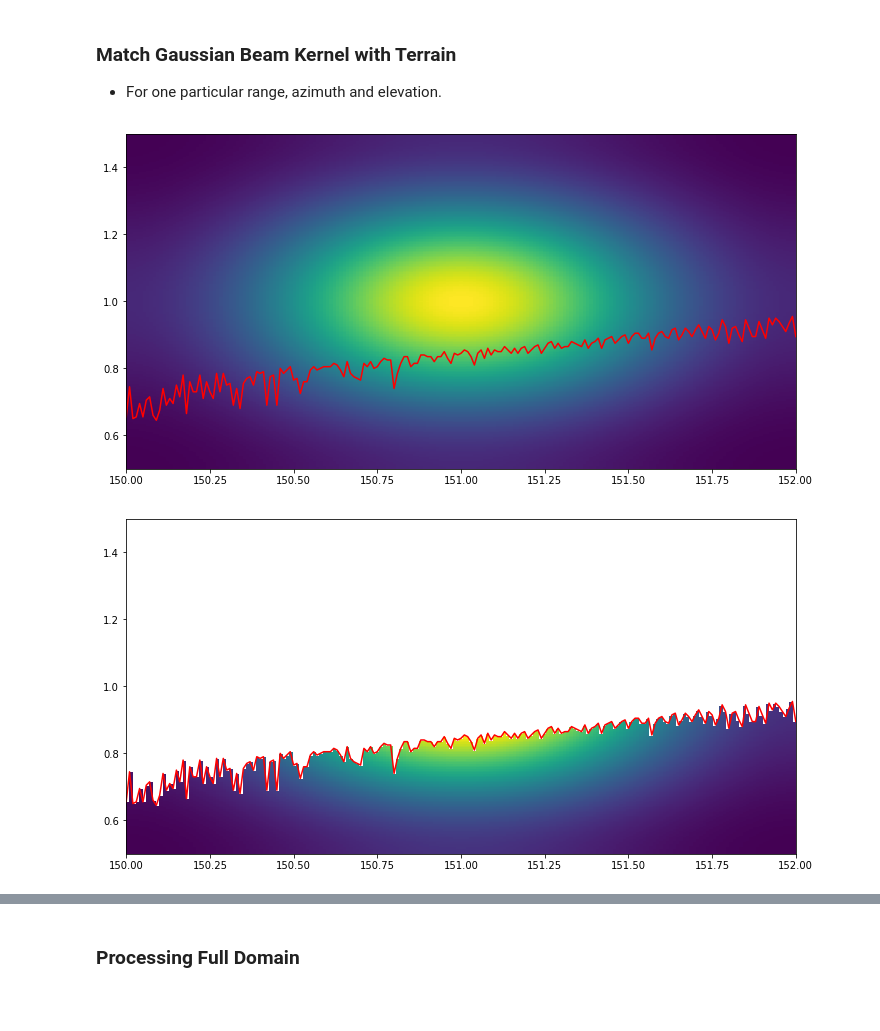
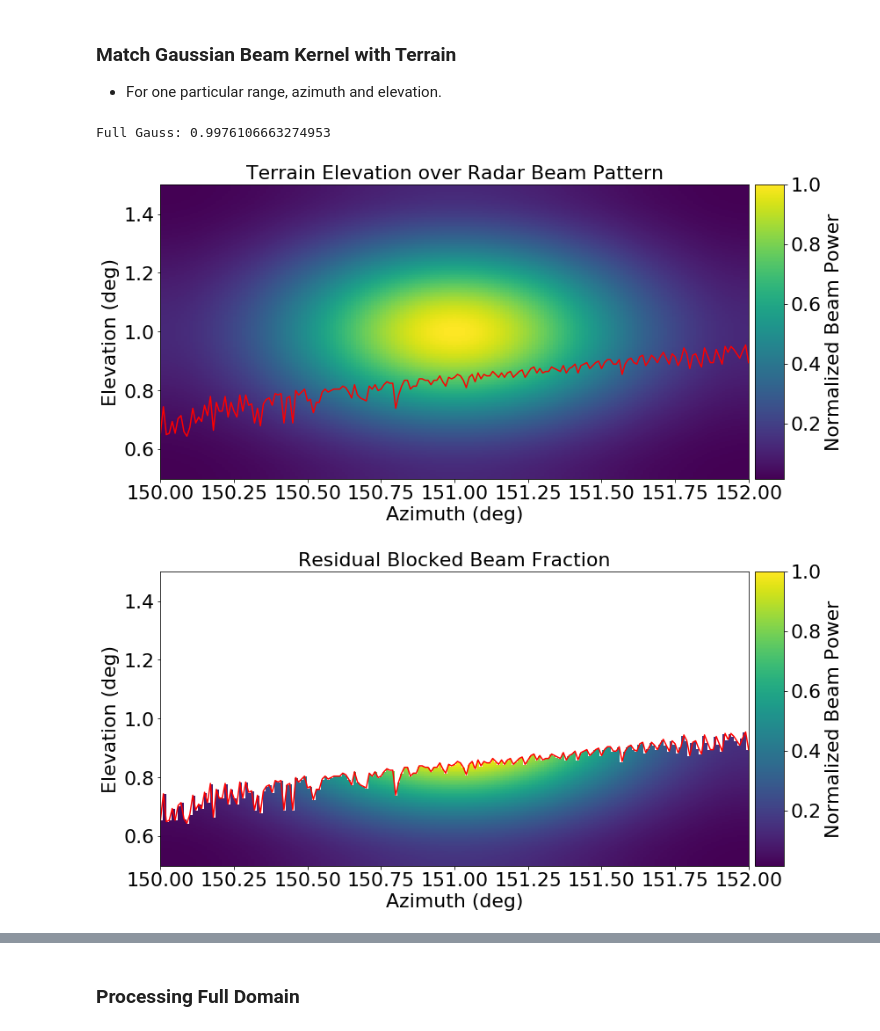
Before and after one commit to heistermann/beamblockage, a Jupyter notebook: ERAD_2018.ipynb, the cells around one changed output, grey strips where cells are left out. Drawn from its saved outputs; the diff is of its cells as text; code cells hidden in the pictures; blank space fills up the shorter version.

```diff
--- a/ERAD_2018.ipynb
+++ b/ERAD_2018.ipynb
@@ -533,13 +574,19 @@ ax.set_title('Maximum accumulation of Elevation')
 r2, phi2, th2 = wrl.georef.xyz_to_spherical(small1_xyz, sitecoords[2], proj=rad)
 
 ax, pm = wrl.vis.plot_ppi(th_maxacc[::100],
-                          r=r2[0,0:73],
+                          r=r2[0,0:73]/1000.,
                           az=azi_hr[::100],
                           vmin=-1, vmax=2., ax=ax)
 div1 = make_axes_locatable(ax)
 cax1 = div1.append_axes("right", size="5%", pad=0.1)
 cb = pl.gcf().colorbar(pm, cax=cax1)
-cb.set_label('Elevation [deg]')
+cb.set_label('Elevation [deg]', size=24)
+ax.set_xlabel('XRange (km)')
+ax.set_ylabel('YRange (km)')
+for item in ([ax.title, ax.xaxis.label, ax.yaxis.label] +
+                 ax.get_xticklabels() + ax.get_yticklabels()):
+    item.set_fontsize(22)
+cb.ax.tick_params(labelsize=22)
 pl.tight_layout()
 pl.savefig("assets/image_007.png")
 # %% [output]
@@ -600,38 +647,63 @@ azangle = 151
 azi_start = azangle - 1
 azi_stop = azangle + 1
 rng_idx = 18
 az_idx = azangle * 100
 full = trapz2d(gauss)
-#print("Full Gauss:", full)
+print("Full Gauss:", full)
 gauss_x = np.linspace(azi_start, azi_stop, 201)
 gauss_y = np.linspace(ele_start, ele_stop, 201)
 th_beam = th_maxacc[az_idx - 100:az_idx + 101, rng_idx]
 ss = np.searchsorted(gauss_y, th_beam)
 #print("SS:", ss.shape)
 for i, sidx in enumerate(ss):
     gauss1[sidx:, i] = 0
 #pl.figure(figsize=(12, 8))
 #pl.imshow(gauss1)
 blocked = trapz2d(gauss1)
 #print(ss)
 #print("Blocked Gauss:", blocked)
 #print("BBF:", blocked/full)
 fig = pl.figure(figsize=(12, 8))
 ax = fig.add_subplot(111, aspect='equal')
-ax.imshow(gauss, interpolation='none', origin='lower',
-          extent=[azi_start, azi_stop, ele_start, ele_stop])
+pm = ax.imshow(gauss/gauss.max(), interpolation='none', origin='lower',
+               extent=[azi_start, azi_stop, ele_start, ele_stop])
 ax.plot(np.linspace(azi_start, azi_stop, 201), gauss_y[ss], 'r' )
+ax.set_xlabel('Azimuth (deg)', size=22)
+ax.set_ylabel('Elevation (deg)', size=22)
+ax.set_title('Terrain Elevation over Radar Beam Pattern', size=22)
+div1 = make_axes_locatable(ax)
+cax1 = div1.append_axes("right", size="5%", pad=0.1)
+cb = pl.gcf().colorbar(pm, cax=cax1)
+cb.set_label('Normalized Beam Power', size=22)
+for item in ([ax.title, ax.xaxis.label, ax.yaxis.label] +
+                 ax.get_xticklabels() + ax.get_yticklabels()):
+    item.set_fontsize(22)
+cb.ax.tick_params(labelsize=22)
+fig.tight_layout()
 fig.savefig("assets/image_008.png")
 
 fig = pl.figure(figsize=(12, 8))
 ax = fig.add_subplot(111, aspect='equal')
 ax.imshow(np.ma.masked_equal(gauss1, 0), interpolation='none', origin='lower',
           extent=[azi_start, azi_stop, ele_start, ele_stop])
 ax.plot(np.linspace(azi_start, azi_stop, 201), gauss_y[ss], 'r' )
+ax.set_xlabel('Azimuth (deg)', size=22)
+ax.set_ylabel('Elevation (deg)', size=22)
+ax.set_title('Residual Blocked Beam Fraction', size=22)
+div1 = make_axes_locatable(ax)
+cax1 = div1.append_axes("right", size="5%", pad=0.1)
+cb = pl.gcf().colorbar(pm, cax=cax1)
+cb.set_label('Normalized Beam Power', size=22)
+for item in ([ax.title, ax.xaxis.label, ax.yaxis.label] +
+                 ax.get_xticklabels() + ax.get_yticklabels()):
+    item.set_fontsize(22)
+cb.ax.tick_params(labelsize=22)
+fig.tight_layout()
 fig.savefig("assets/image_009.png")
 # %% [output]
+Full Gauss: 0.9976106663274953
-[figure, old version]
+[figure, new version]
-[figure, old version]
+[figure, new version]
 # %% [markdown]
 ## Terrain height over gaussian beam pattern
 ![Terrain Height over Gauss Beam Pattern](assets/image_008.png)
```
Also changed, not shown: parts of 27 cells of this notebook, 8 other files.
